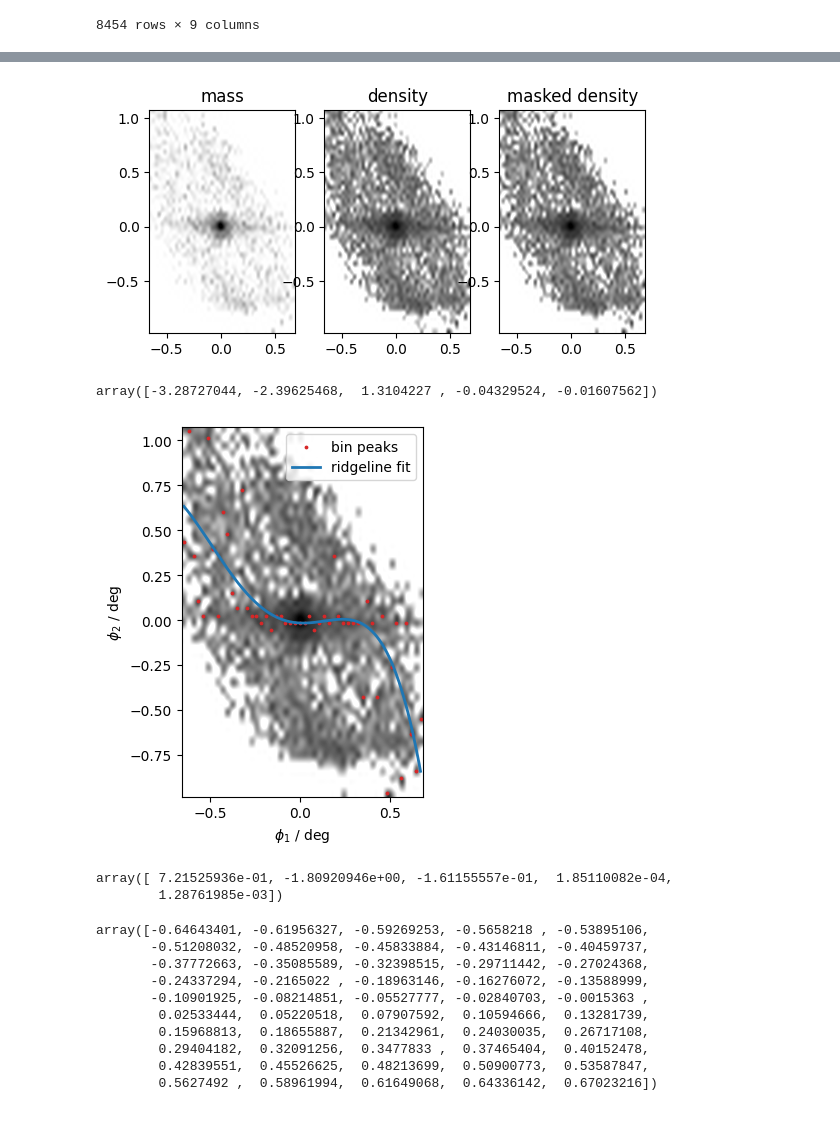
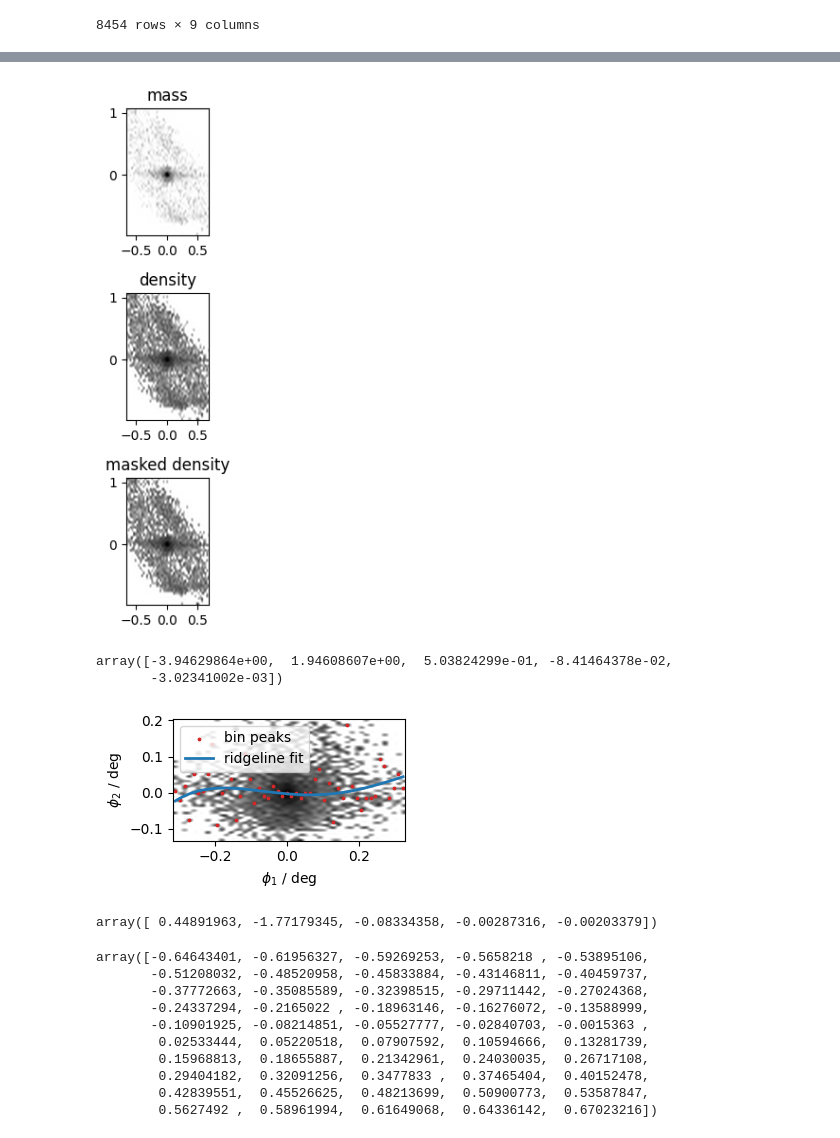
Before and after one commit to RSPicken2/stellar-streams, a Jupyter notebook: Ridgeline.ipynb, the cells around one changed output, grey strips where cells are left out. Saved outputs shown, nothing was run; the diff lists cells and outputs as text; code cells hidden in the pictures.

```diff
--- a/Ridgeline.ipynb
+++ b/Ridgeline.ipynb
@@ -19,7 +23,7 @@ source = '/cosma5/data/durham/dc-pick2/simulations'
 hyades_path = source + '/Hyades'
 times = [600]
 
-step, glob_df, Myr_per_Nbody = get_steps_at_times(hyades_path, times)
+step, Myr_per_Nbody = get_steps_at_times(hyades_path, times)
 step_df = step[600]
 # %%
 step_df
@@ -37,18 +41,3 @@ step_df
 | 8452 | 0.081077 | 1870 | -0.089244 | 1.834443 | 0.836257 | 0.078898 | -1040.456909 | 545.337524 | -29.844770 |
 | 8453 | 0.012505 | 4923 | -0.021723 | 1.133071 | 1.338119 | -1.999709 | -1079.277832 | 573.044678 | -131.252777 |
 8454 rows × 9 columns
-# %%
-gc = SkyCoord(
-    x=step_df["X"].values * u.pc,
-    y=step_df["Y"].values * u.pc,
-    z=step_df["Z"].values * u.pc,
-    v_x=step_df["Vx"].values * (u.km/u.s),
-    v_y=step_df["Vy"].values * (u.km/u.s),
-    v_z=step_df["Vz"].values * (u.km/u.s),
-    frame=Galactocentric()
-)
-
-icrs = gc.icrs
-step_df["ra"] = icrs.ra.deg
-step_df["dec"] = icrs.dec.deg
-step_df["dist"] = icrs.distance.to(u.pc).value
@@ -109,13 +43,0 @@ icrs
-# %%
-centre_deg = SkyCoord(ra=np.median(step_df['ra']) * u.deg,
-                  dec=np.median(step_df['dec']) * u.deg,
-                  frame='icrs')
-
-sky_deg = SkyCoord(ra=step_df['ra'].values * u.deg,
-                   dec=step_df['dec'].values * u.deg,
-                   frame='icrs')
-
-tp = sky_deg.transform_to(centre_deg.skyoffset_frame(rotation=-theta))
-
-step_df["x_deg"] = tp.lon.deg
-step_df["y_deg"] = tp.lat.deg
@@ -123,10 +72,10 @@ step_df["y_deg"] = tp.lat.deg
 density_filter=20
 bins=50
 
-xmin, xmax = np.percentile(step_df["x_deg"], [.5,99.5])
-ymin, ymax = np.percentile(step_df["y_deg"], [.5,99.5])
+xmin, xmax = np.percentile(step_df["phi1"], [.5,99.5])
+ymin, ymax = np.percentile(step_df["phi2"], [.5,99.5])
 
-mass_grid, xedges, yedges = np.histogram2d(step_df["x_deg"], step_df["y_deg"]
+mass_grid, xedges, yedges = np.histogram2d(step_df["phi1"], step_df["phi2"]
                                            ,bins=bins,weights=step_df['M'],
                                           range=[[xmin, xmax], [ymin, ymax]])
 
@@ -142,38 +91,40 @@ mask = density > density_filter
 masked_density = density.copy()
 masked_density[~mask] = 0
 # %%
-fig, ax = plt.subplots(1,3)
+fig, ax = plt.subplots(3,1, figsize=(3,6))
 ax[0].imshow(
         np.log10(mass_grid.T + 1),
         origin='lower',
         extent=[xedges[0], xedges[-1], yedges[0], yedges[-1]],
         cmap='gray_r',
         interpolation='spline36'
     )
 ax[0].set_title('mass')
 ax[1].imshow(
         np.log10(density.T + 1),
         origin='lower',
         extent=[xedges[0], xedges[-1], yedges[0], yedges[-1]],
         cmap='gray_r',
         interpolation='spline36'
     )
 ax[1].set_title('density')
 ax[2].imshow(
         np.log10(masked_density.T + 1),
         origin='lower',
         extent=[xedges[0], xedges[-1], yedges[0], yedges[-1]],
         cmap='gray_r',
+        aspect='equal',
         interpolation='spline36'
     )
 ax[2].set_title('masked density')
 
 #ax.set_xlim([-offset,offset])
 #ax.set_ylim([-offset,offset])
 
+plt.tight_layout()
 plt.show()
 # %% [output]
-[figure, old version]
+[figure, new version]
 # %%
 ridge_x = []
 ridge_y = []
@@ -202,14 +153,15 @@ ridge_w = np.array(ridge_w)
 coeffs = np.polyfit(ridge_x, ridge_y, w=ridge_w, deg=4)
 coeffs
 # %% [output]
-array([-3.28727044, -2.39625468,  1.3104227 , -0.04329524, -0.01607562])
+array([-3.94629864e+00,  1.94608607e+00,  5.03824299e-01, -8.41464378e-02,
+       -3.02341002e-03])
 # %%
 x_fit = np.linspace(ridge_x.min(), ridge_x.max(), 500)
 y_fit = np.polyval(coeffs, x_fit)
 
-fig, ax = plt.subplots()
+fig, ax = plt.subplots(figsize=(3,6))
 ax.imshow(
-        np.log10(masked_density.T + 1),
+        np.log10(mass_grid.T + 1),
         origin='lower',
         extent=[xedges[0], xedges[-1], yedges[0], yedges[-1]],
         cmap='gray_r',
@@ -219,13 +171,12 @@ ax.scatter(ridge_x, ridge_y, s=3, label="bin peaks", color='tab:red')
 ax.plot(x_fit, y_fit, color="tab:blue", linewidth=2, label="ridgeline fit")
 
 
-ax.set_aspect("equal")
 plt.legend()
 ax.set_xlabel(r"$\phi_1$ / deg")
 ax.set_ylabel("$\phi_2$ / deg")
 plt.show()
 # %% [output]
-[figure, old version]
+[figure, new version]
 # %%
 bins=100
 window_width = 10
@@ -238,14 +189,13 @@ medians = np.empty_like(xc)
 window = window_width * np.mean(dx)
 
 for i, x in enumerate(xc):
-    mask = np.abs(step_df["x_deg"] - x) <= window # select for all stars within window of x
-    medians[i] = np.median(step_df["y_deg"][mask])
+    mask = np.abs(step_df["phi1"] - x) <= window # select for all stars within window of x
+    medians[i] = np.median(step_df["phi2"][mask])
 
 coeffs = np.polyfit(xc, medians, w=ridge_w, deg=4)
 coeffs
 # %% [output]
-array([ 7.21525936e-01, -1.80920946e+00, -1.61155557e-01,  1.85110082e-04,
-        1.28761985e-03])
+array([ 0.44891963, -1.77179345, -0.08334358, -0.00287316, -0.00203379])
 # %%
 xc
 # %% [output]
```
Also changed, not shown: parts of 10 cells of this notebook, 1 other file.
